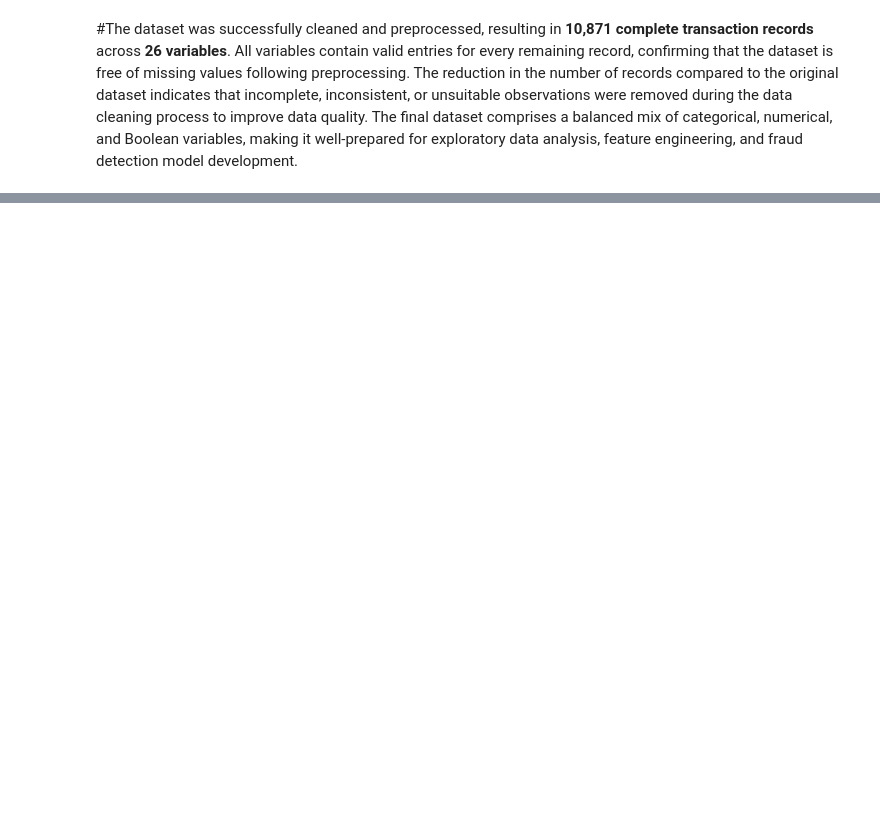
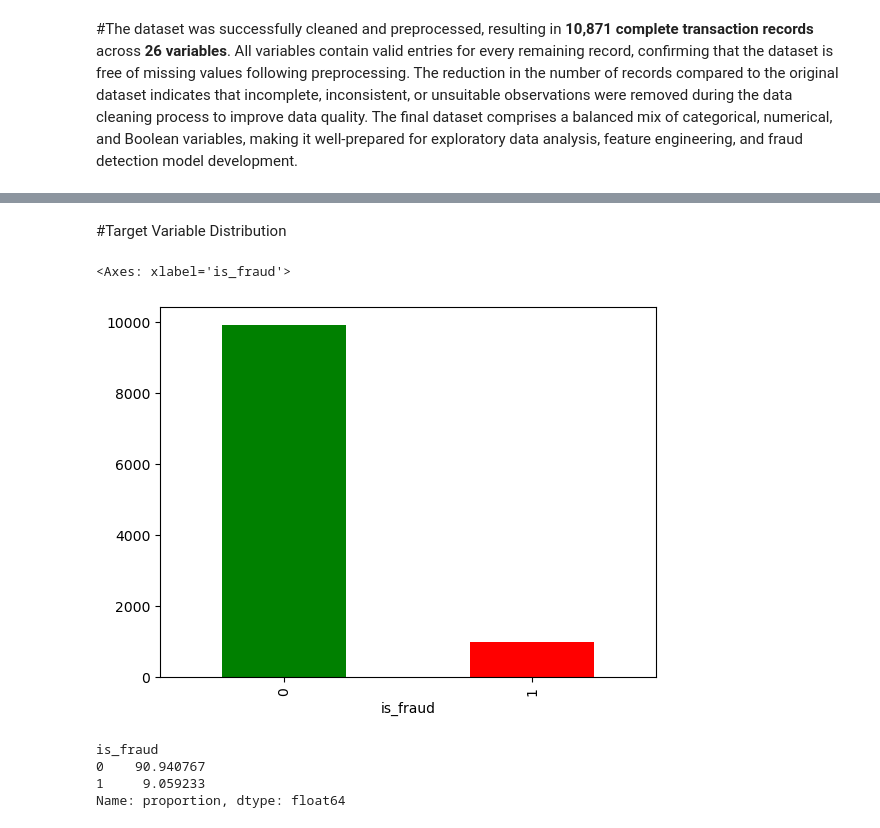
Before and after one commit to Khanky1996/Novapay-fraudlent, a Jupyter notebook: Novapay-fraudlent/notebook/EDA.ipynb, the cells around one changed output, grey strips where cells are left out. Cells and saved outputs as stored; diff of their text form; code cells hidden in the pictures; blank space fills up the shorter version.

```diff
--- a/Novapay-fraudlent/notebook/EDA.ipynb
+++ b/Novapay-fraudlent/notebook/EDA.ipynb
@@ -41,0 +269,15 @@ sns.heatmap(df.isnull(), cbar=True, cmap="magma_r");
+# %%
+replacing = {"mobile" : "mobile",
+           "mobille": "mobile",
+           " mobile": "mobile",
+           "MOBILE": "mobile",
+           "web":"web",
+           "WEB": "web",
+           "weeb": "web",
+           " web": "web",
+           "ATM": "ATM",
+           "ATm": "ATM",
+           " ATM": "ATM",
+           "unknown": "unknwon"}
+
+df["channel"] = df["channel"].astype(str).str.strip().replace(replacing)
@@ -90,2 +446,14 @@ memory usage: 2.1+ MB
+# %% [markdown]
+#Target Variable Distribution
 # %%
-# Updated notebook
+df['is_fraud'].value_counts().plot(kind='bar', color=['green', 'red'])
+# %% [output]
+<Axes: xlabel='is_fraud'>
+[figure, added]
+# %%
+df['is_fraud'].value_counts(normalize=True)*100
+# %% [output]
+is_fraud
+0    90.940767
+1     9.059233
+Name: proportion, dtype: float64
```
Also changed, not shown: parts of 38 cells of this notebook.
